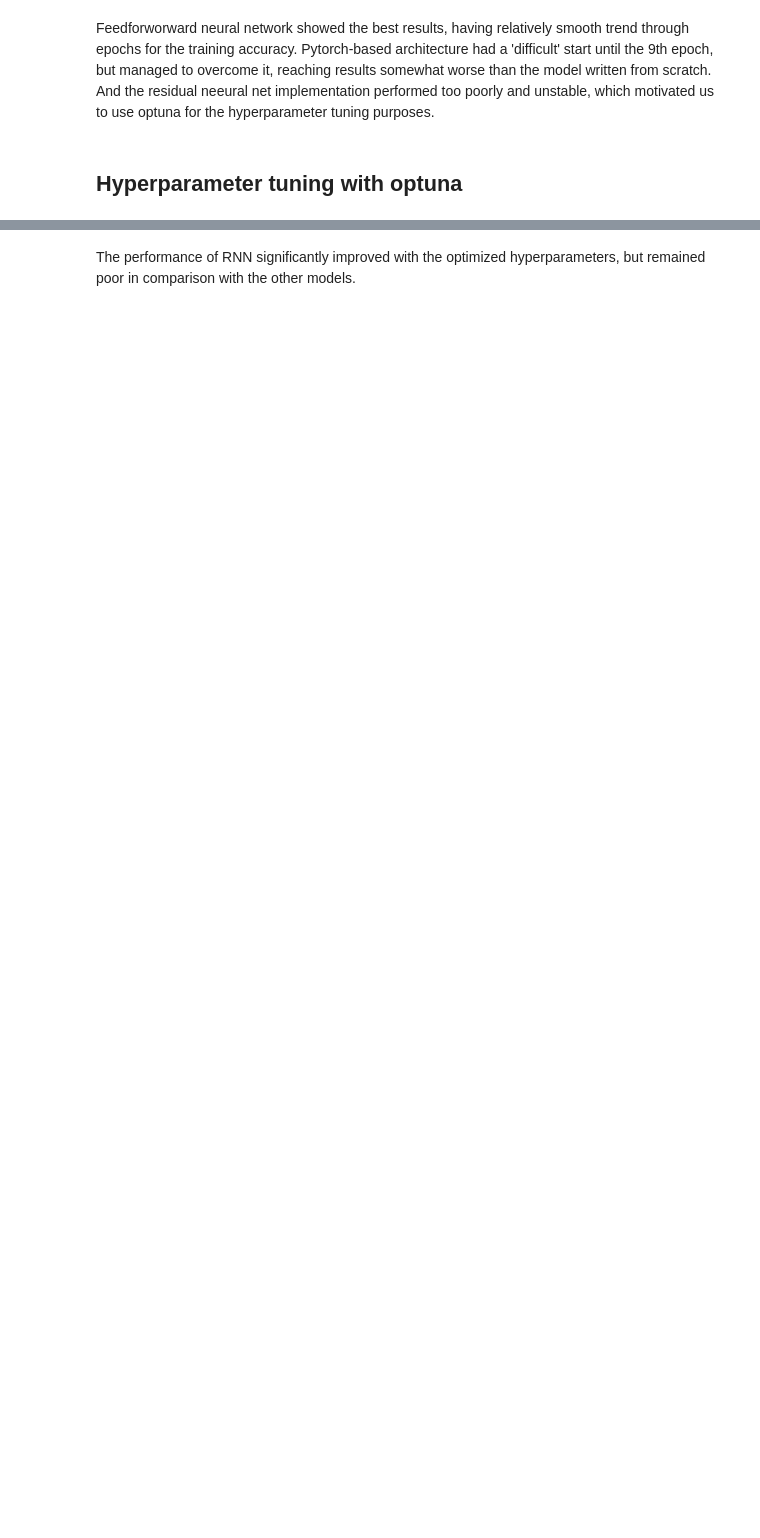
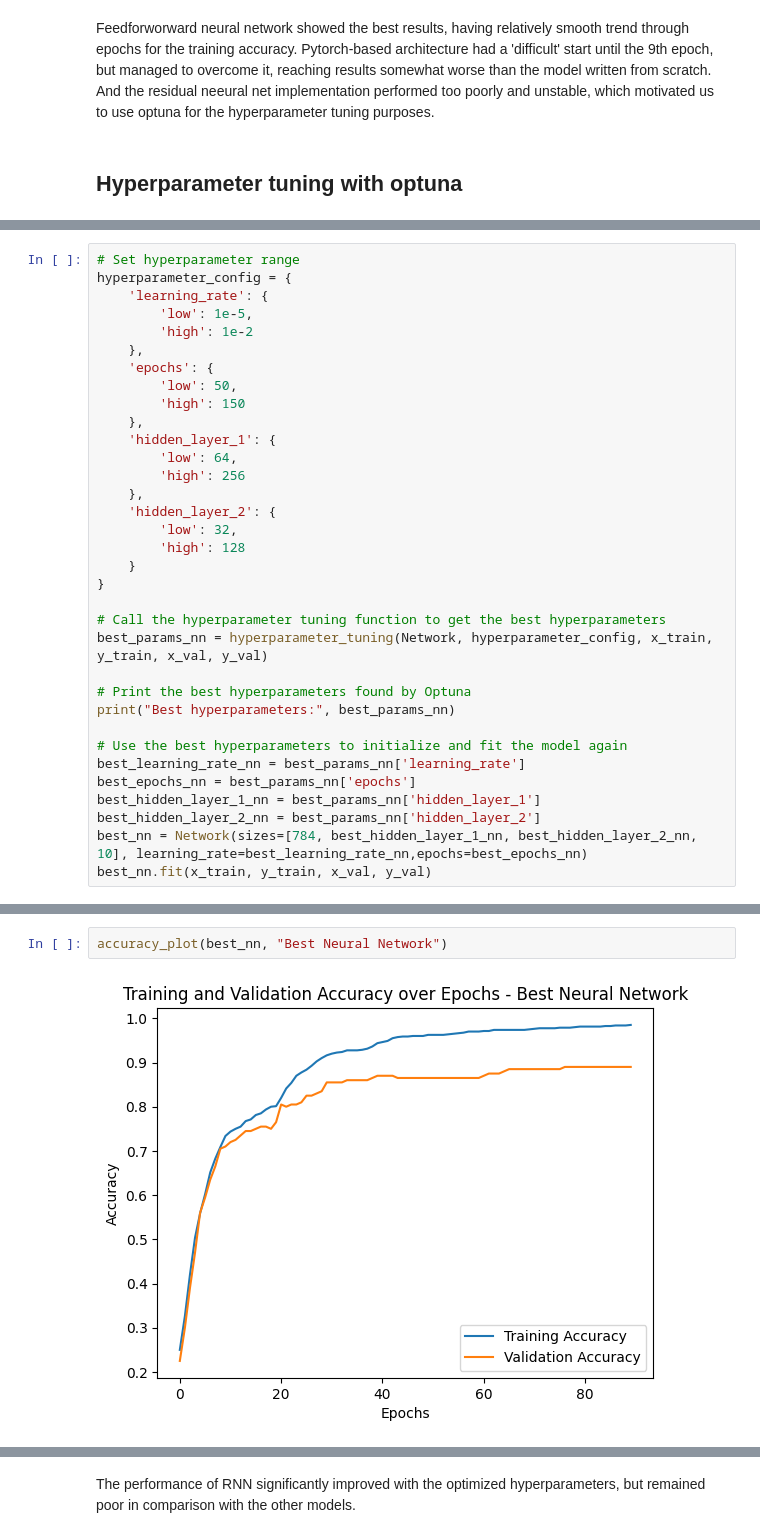
Before and after one commit to hertie-data-science-lab/assignment-1-ps-1-b, a Jupyter notebook: MNIST_classification.ipynb, the cells around one changed output, grey strips where cells are left out. Saved outputs shown, nothing was run; the diff lists cells and outputs as text; blank space fills up the shorter version.

Commit message:
feat #2: Add hyperparameter tuning part in MNIST_classification.ipynb

```diff
--- a/MNIST_classification.ipynb
+++ b/MNIST_classification.ipynb
@@ -268,0 +210,34 @@ Epoch: 147, Training Time: 142.34s, Training Accuracy: 67.12%, Validation Accura
+# %%
+# Set hyperparameter range
+hyperparameter_config = {
+    'learning_rate': {
+        'low': 1e-5,
+        'high': 1e-2
+    },
+    'epochs': {
+        'low': 50,
+        'high': 150
+    },
+    'hidden_layer_1': {
+        'low': 64,
+        'high': 256
+    },
+    'hidden_layer_2': {
+        'low': 32,
+        'high': 128
+    }
+}
+
+# Call the hyperparameter tuning function to get the best hyperparameters
+best_params_nn = hyperparameter_tuning(Network, hyperparameter_config, x_train, y_train, x_val, y_val)
+
+# Print the best hyperparameters found by Optuna
+print("Best hyperparameters:", best_params_nn)
+
+# Use the best hyperparameters to initialize and fit the model again
+best_learning_rate_nn = best_params_nn['learning_rate']
+best_epochs_nn = best_params_nn['epochs']
+best_hidden_layer_1_nn = best_params_nn['hidden_layer_1']
+best_hidden_layer_2_nn = best_params_nn['hidden_layer_2']
+best_nn = Network(sizes=[784, best_hidden_layer_1_nn, best_hidden_layer_2_nn, 10], learning_rate=best_learning_rate_nn,epochs=best_epochs_nn)
+best_nn.fit(x_train, y_train, x_val, y_val)
@@ -268,0 +263,4 @@ Epoch: 147, Training Time: 142.34s, Training Accuracy: 67.12%, Validation Accura
+# %%
+accuracy_plot(best_nn, "Best Neural Network")
+# %% [output]
+[figure, added]
```
Also changed, not shown: parts of 9 cells of this notebook.
